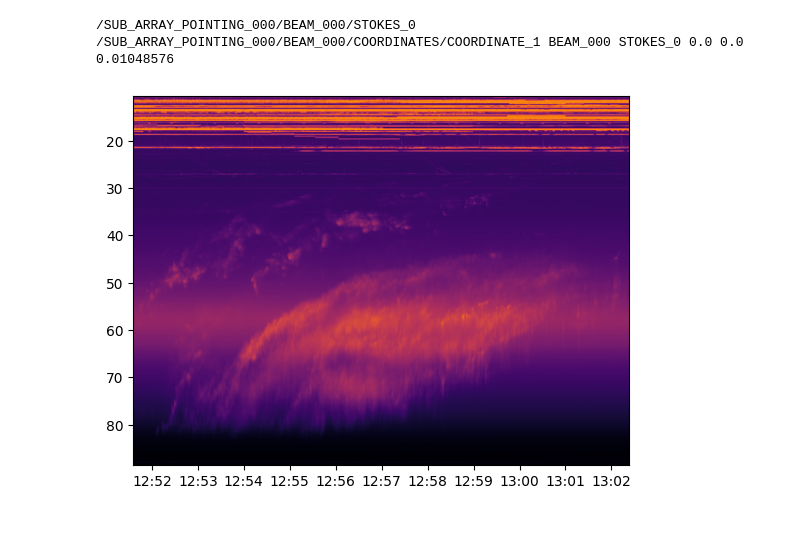
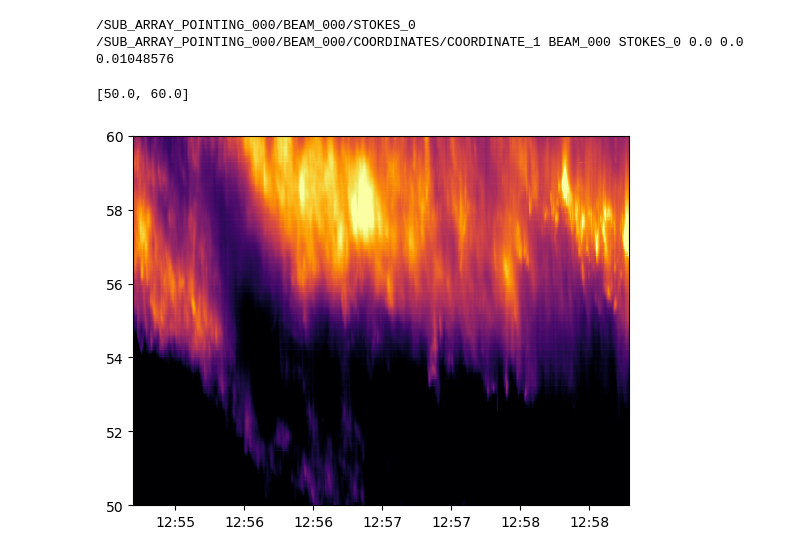
Before and after one commit to peijin94/LOFAR-Sun-tools, a Jupyter notebook: demo/demo_h5_cutout_fits.ipynb, the cells around one changed output. Cells and saved outputs as stored; diff of their text form; code cells hidden in the pictures; blank space fills up the shorter version.

```diff
--- a/demo/demo_h5_cutout_fits.ipynb
+++ b/demo/demo_h5_cutout_fits.ipynb
@@ -11,8 +14,8 @@ import matplotlib.dates as mdates
 # %%
 fname = r'/wrk-kappa/group/corona/radio/LC4_SPECTRA/L401015_SAP000_B000_S0_P000_bf.h5'
 out_dir=r'../tmpdata'
-t_ratio_start = 0.81 # time ratio of the starting time
-t_ratio_end =0.84 # time ratio of the ending time
+t_ratio_start = 0.82 # time ratio of the starting time
+t_ratio_end =0.83 # time ratio of the ending time
 
 t_c_ratio = 24 # time compression ratio
 f_c_ratio = 2 # frequency compression ratio
@@ -39,14 +42,16 @@ print(dataset_uri, coordinates_uri, beam_key, stokes_key, pointing_ra, pointing_
 # %% [output]
 /SUB_ARRAY_POINTING_000/BEAM_000/STOKES_0 /SUB_ARRAY_POINTING_000/BEAM_000/COORDINATES/COORDINATE_1 BEAM_000 STOKES_0 0.0 0.0 0.01048576
 # %%
-plt.imshow(np.log10(data_fits.T), aspect='auto',
+plt.imshow(np.log10(data_fits.T), aspect='auto', vmin=13,vmax=14,
                         extent=[(t_fits[0]), (t_fits[-1]),
                         f_fits[-1],f_fits[0]], cmap='inferno')
 
 plt.gca().xaxis.set_major_formatter(mdates.DateFormatter("%H:%M"))
 plt.gca().xaxis_date()
+plt.setp(plt.gca(),ylim=[50,60])
 # %% [output]
+[50.0, 60.0]
-[figure, old version]
+[figure, new version]
 # %%
 pointing_x, pointing_y = j2000xy(pointing_ra, pointing_dec, mdates.num2date(t_fits[0]))
 full_hdu = bftools.cook_fits_spectr_hdu(data_fits, t_fits, f_fits, mdates.num2date(t_fits[0]),
```
Also changed, not shown: parts of 3 cells of this notebook, 2 other files.
